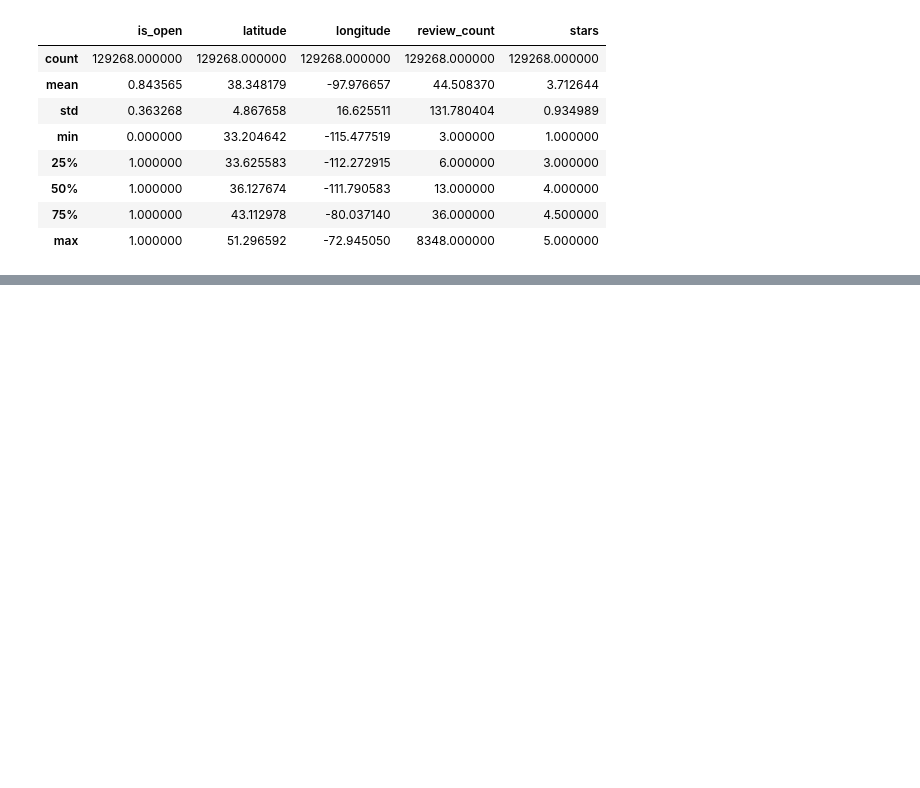
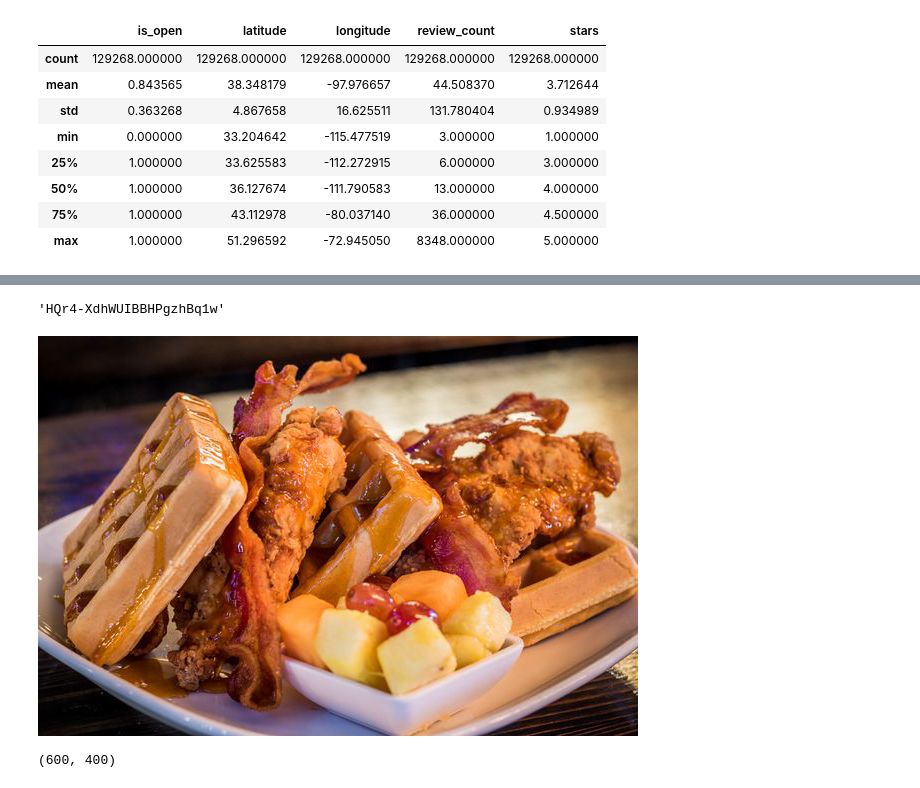
Before and after one commit to ck-unifr/yelp_dataset_challenge, a Jupyter notebook: notebooks/predict_star_ratings_with_photos.ipynb, the cells around one changed output, grey strips where cells are left out. Saved outputs shown, nothing was run; the diff lists cells and outputs as text; code cells hidden in the pictures; blank space fills up the shorter version.

```diff
--- a/notebooks/predict_star_ratings_with_photos.ipynb
+++ b/notebooks/predict_star_ratings_with_photos.ipynb
@@ -38,0 +59,2 @@ df_business.describe()
+# %%
+df_merged = pd.merge(df_business, df_photo, on='business_id', how='left')
@@ -38,0 +67,4 @@ df_business.describe()
+# %%
+df_merged_new = df_merged.sample(frac=0.01, replace=False, random_state=42)
+# %%
+df_merged_new.dropna(inplace=True)
@@ -38,0 +80,14 @@ df_business.describe()
+# %%
+df_merged_new['photo_id'].values[0]
+# %% [output]
+'HQr4-XdhWUIBBHPgzhBq1w'
+# %%
+im = Image.open('../../data/yelp_photos/photos/{}.jpg'.format(df_merged_new['photo_id'].values[0]))
+# %%
+im
+# %% [output]
+[figure, added]
+# %%
+im.size
+# %% [output]
+(600, 400)
```
Also changed, not shown: parts of 12 cells of this notebook.
